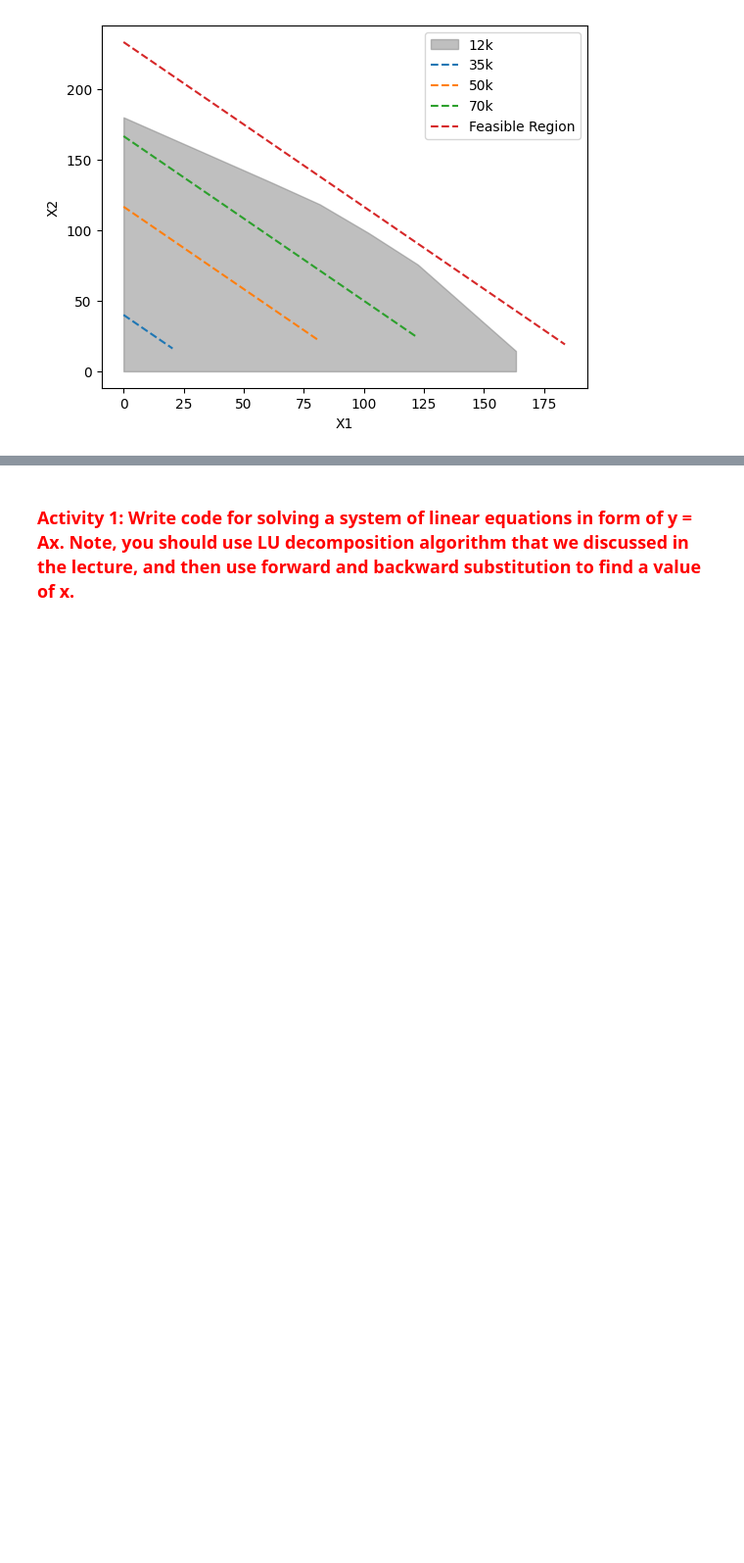
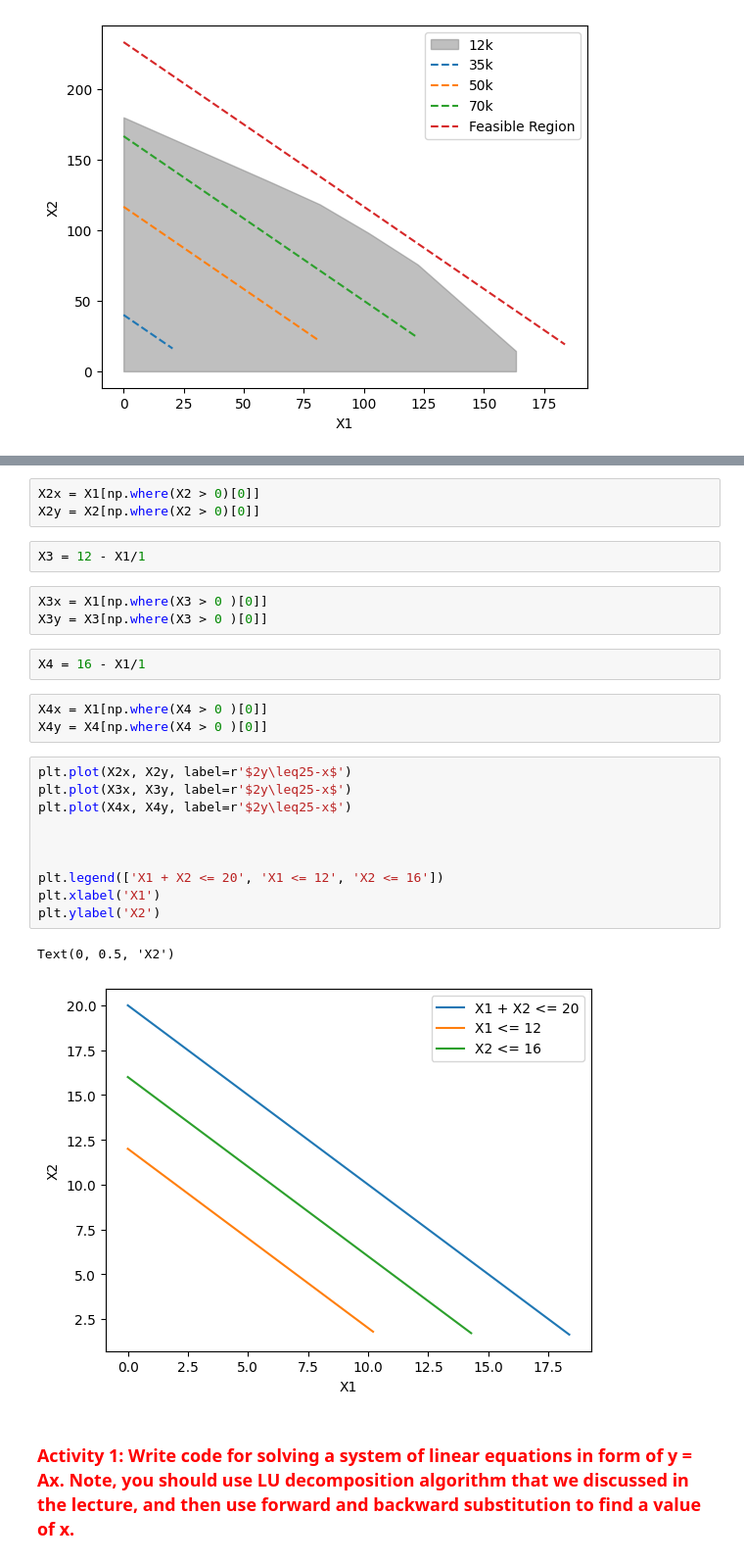
Before and after one commit to PJRyn/SIT320, a Jupyter notebook: Mod 8/Code_LinearProgramming.ipynb, the cells around one changed output, grey strips where cells are left out. Shown at 98% size. Drawn from its saved outputs; the diff is of its cells as text; blank space fills up the shorter version.

```diff
--- a/Mod 8/Code_LinearProgramming.ipynb
+++ b/Mod 8/Code_LinearProgramming.ipynb
@@ -135,3 +139,29 @@ Text(0, 0.5, 'X2')
+# %%
+X2x = X1[np.where(X2 > 0)[0]]
+X2y = X2[np.where(X2 > 0)[0]]
+# %%
+X3 = 12 - X1/1
+# %%
+X3x = X1[np.where(X3 > 0 )[0]]
+X3y = X3[np.where(X3 > 0 )[0]]
+# %%
+X4 = 16 - X1/1
+# %%
+X4x = X1[np.where(X4 > 0 )[0]]
+X4y = X4[np.where(X4 > 0 )[0]]
+# %%
+plt.plot(X2x, X2y, label=r'$2y\leq25-x$')
+plt.plot(X3x, X3y, label=r'$2y\leq25-x$')
+plt.plot(X4x, X4y, label=r'$2y\leq25-x$')
+
+
+
+plt.legend(['X1 + X2 <= 20', 'X1 <= 12', 'X2 <= 16'])
+plt.xlabel('X1')
+plt.ylabel('X2')
+# %% [output]
+Text(0, 0.5, 'X2')
+[figure, added]
 # %% [markdown]
 ### <font color='red'> Activity 1: Write code for solving a system of linear equations in form of y = Ax. Note, you should use LU decomposition algorithm that we discussed in the lecture, and then use forward and backward substitution to find a value of x. </font>
 # %%
```
Also changed, not shown: parts of 4 cells of this notebook, 1 other file.
